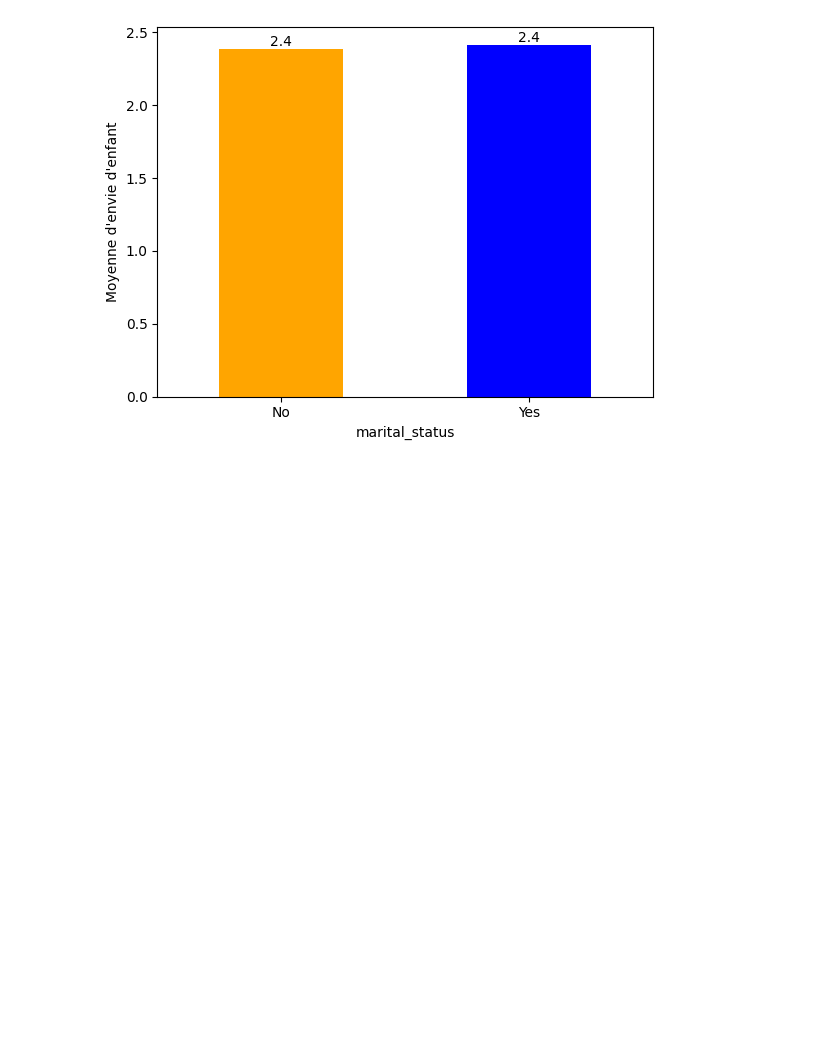
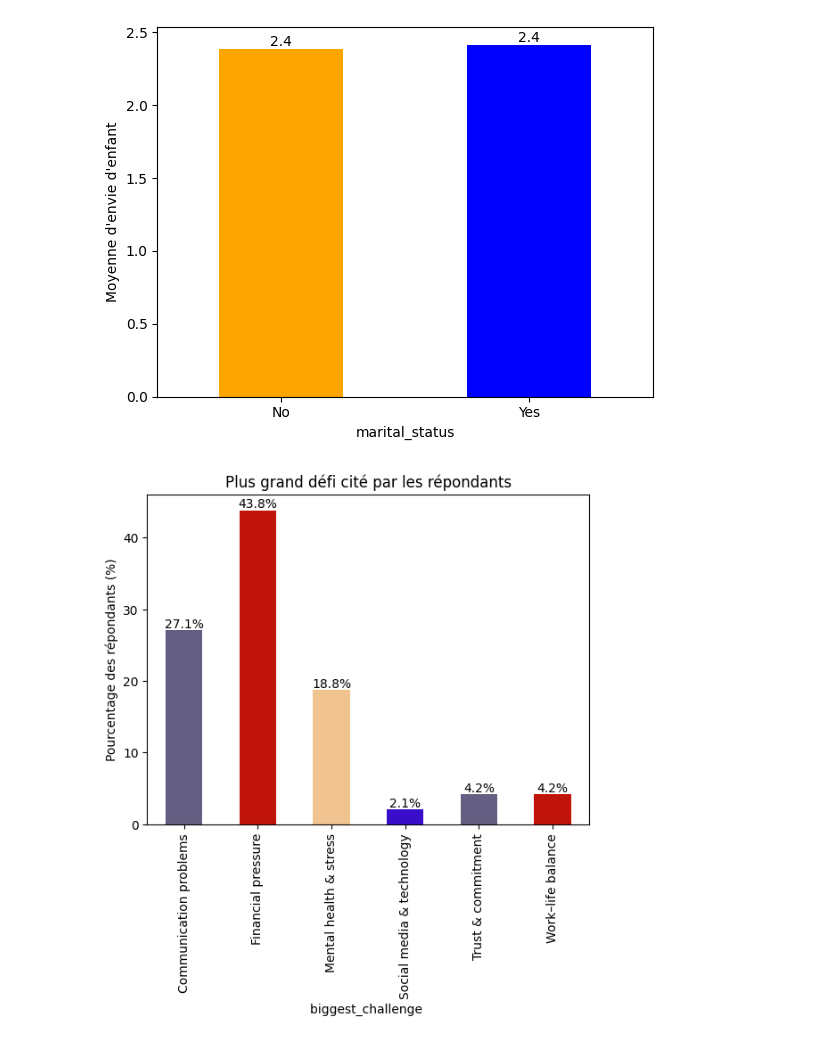
Before and after one commit to Azizbennacer/Survey-analysis, a Jupyter notebook: notebooks/analysis.ipynb, the cells around one changed output. Drawn from its saved outputs; the diff is of its cells as text; code cells hidden in the pictures; blank space fills up the shorter version.

```diff
--- a/notebooks/analysis.ipynb
+++ b/notebooks/analysis.ipynb
@@ -242,3 +242,16 @@ for container in ax.containers:
 plt.show()
 # %% [output]
 [figure]
+# %%
+#Quel est le plus grand défi cité par la majorité des répondants ?
+fig, ax = plt.subplots()
+colors = np.random.rand(len(fin_model), 3)
+grand_defi = df.groupby("biggest_challenge ").size()
+percentages = grand_defi / grand_defi.sum() * 100
+percentages.plot(kind = "bar",ax = ax,color = colors)
+ax.bar_label(ax.containers[0], fmt="%.1f%%")
+ax.set_ylabel("Pourcentage des répondants (%)")
+ax.set_title("Plus grand défi cité par les répondants")
+plt.show()
+# %% [output]
+[figure, added]
```
